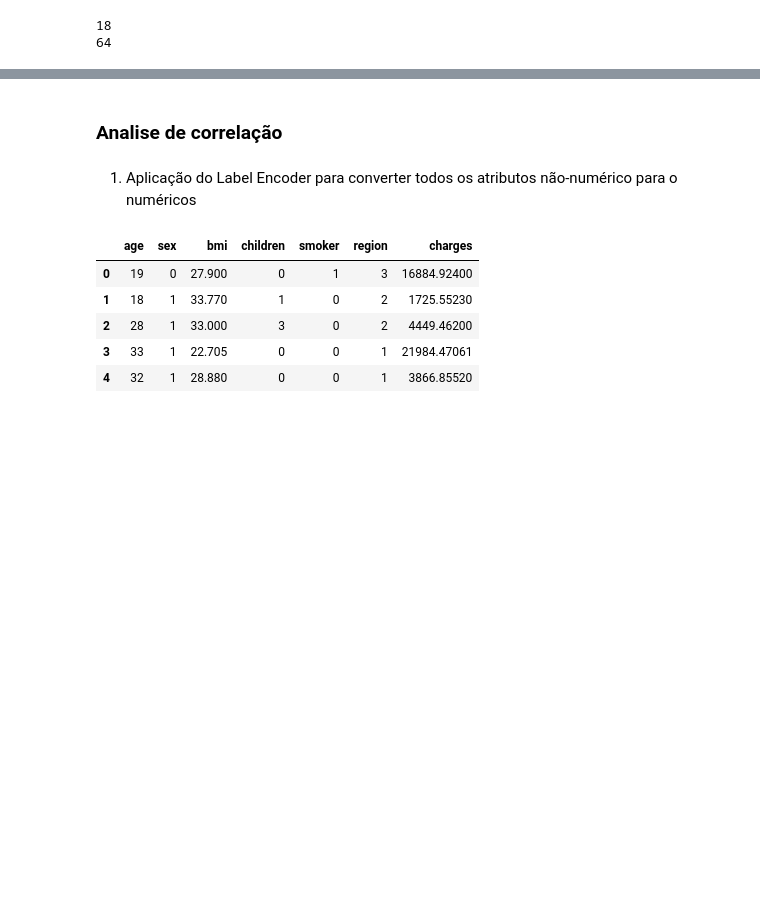
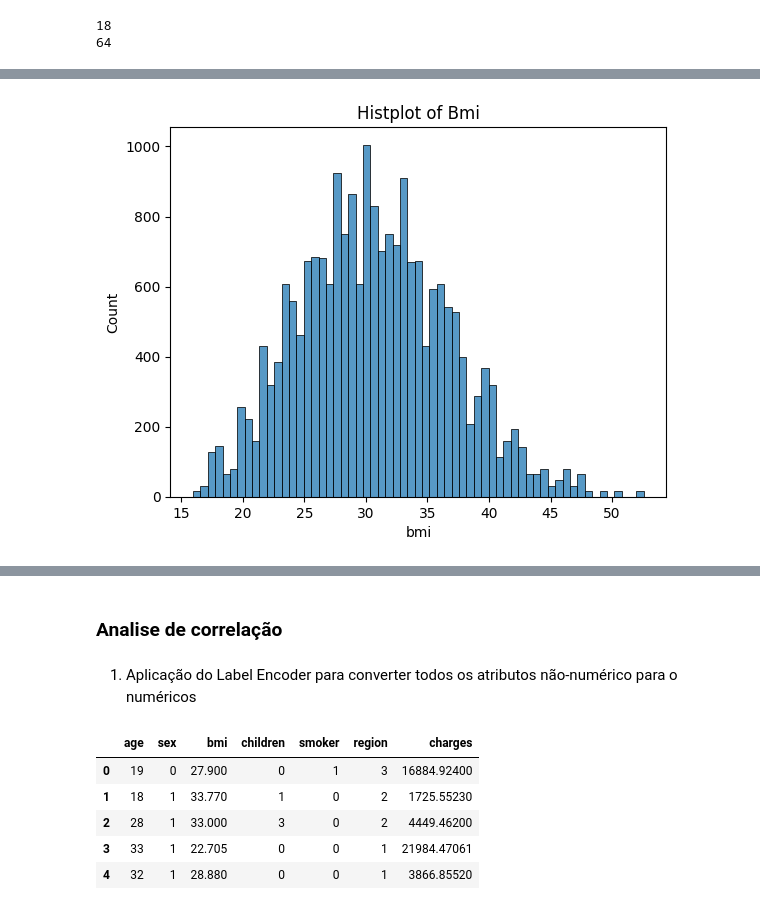
Before and after one commit to Danizinh/TECH-CHALLENGE, a Jupyter notebook: TECH-CHALLENGE.ipynb, the cells around one changed output, grey strips where cells are left out. Saved outputs shown, nothing was run; the diff lists cells and outputs as text; code cells hidden in the pictures; blank space fills up the shorter version.

```diff
--- a/TECH-CHALLENGE.ipynb
+++ b/TECH-CHALLENGE.ipynb
@@ -165,0 +196,7 @@ sb.histplot(data=dados, x="charges")
+# %%
+# Histograma do índice de massa corporal (BMI)
+sb.histplot(data=dados, x="bmi")
+plt.title('Histplot of Bmi')
+plt.show()
+# %% [output]
+[figure, added]
```
Also changed, not shown: parts of 46 cells of this notebook.
